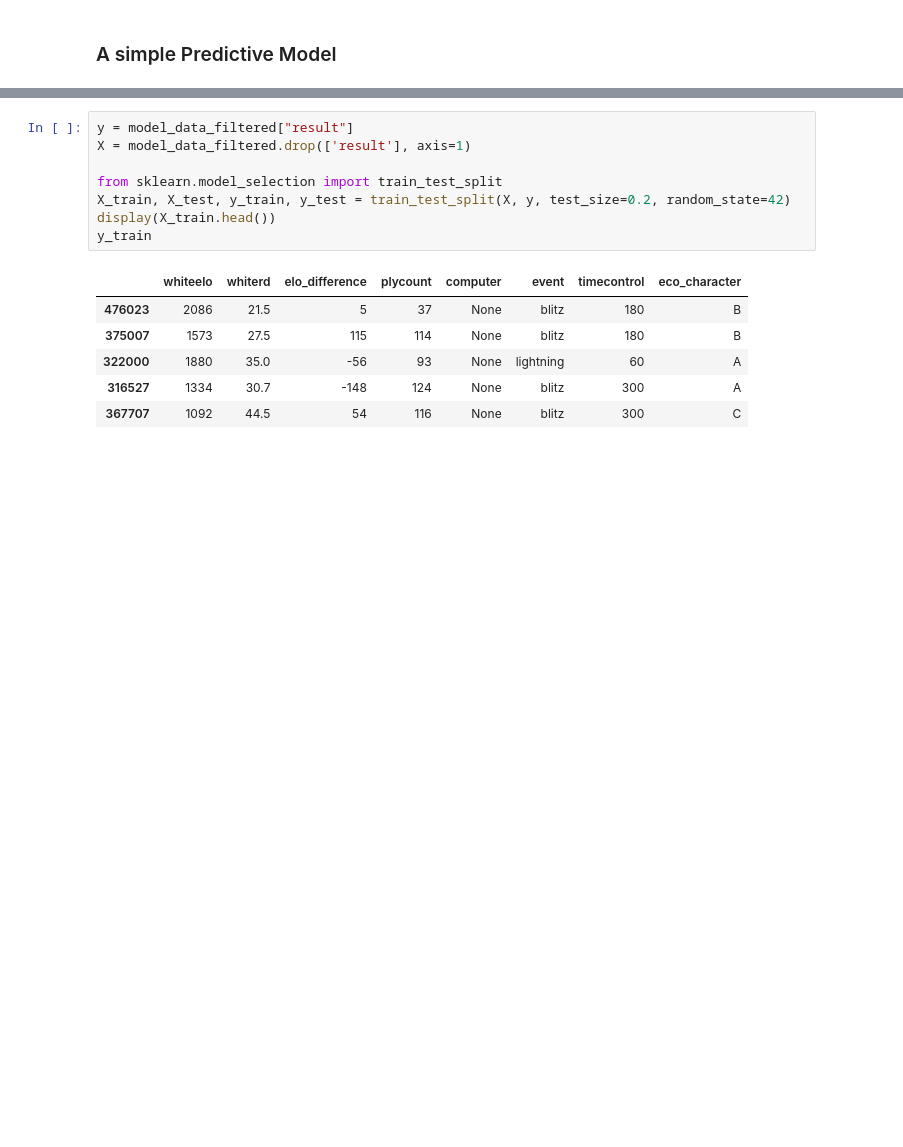
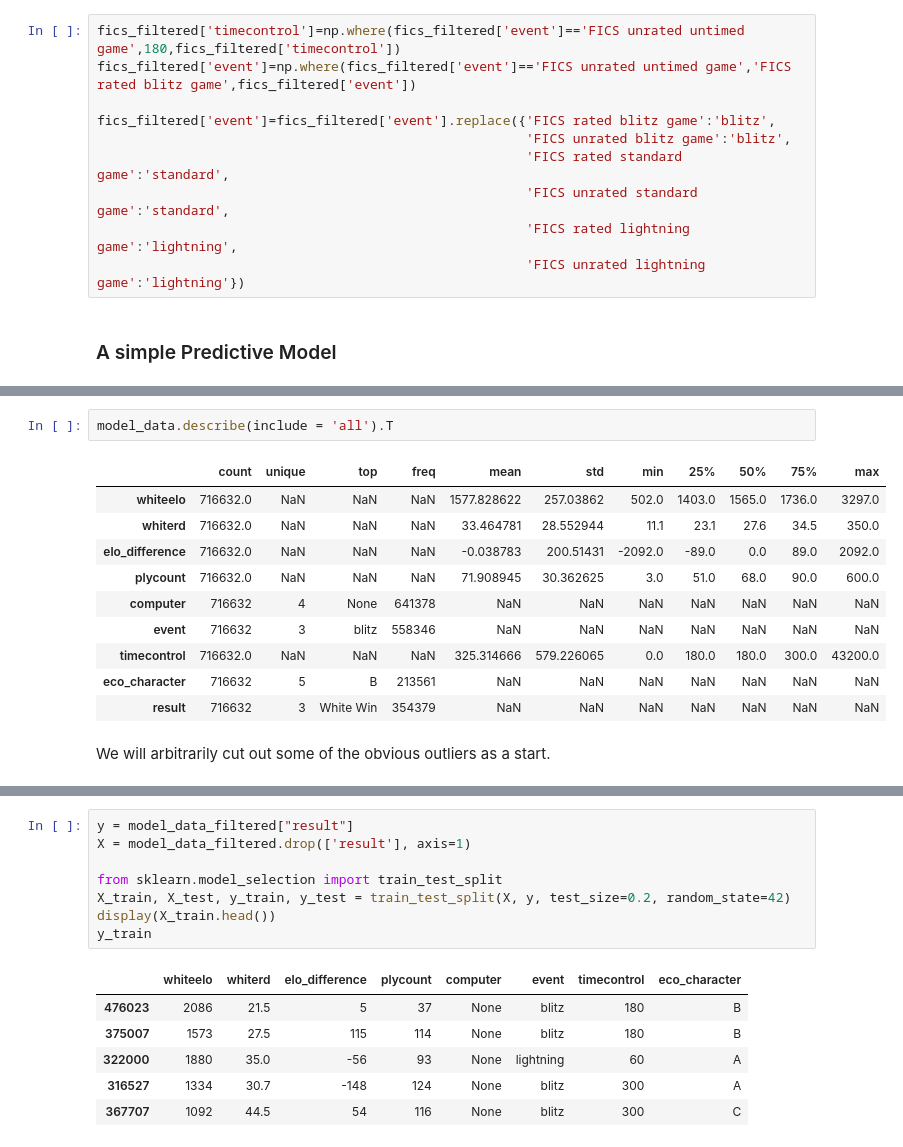
Before and after one commit to AGordon777/Unit5-MidProject, a Jupyter notebook: exploratory data analysis.ipynb, the cells around one changed output, grey strips where cells are left out. Cells and saved outputs as stored; diff of their text form; blank space fills up the shorter version.

```diff
--- a/exploratory data analysis.ipynb
+++ b/exploratory data analysis.ipynb
@@ -559,6 +562,16 @@ for col in fics_cat_col_to_plot:
 [figure]
 [figure]
 [figure]
+# %%
+fics_filtered['timecontrol']=np.where(fics_filtered['event']=='FICS unrated untimed game',180,fics_filtered['timecontrol'])
+fics_filtered['event']=np.where(fics_filtered['event']=='FICS unrated untimed game','FICS rated blitz game',fics_filtered['event'])
+
+fics_filtered['event']=fics_filtered['event'].replace({'FICS rated blitz game':'blitz',
+                                                       'FICS unrated blitz game':'blitz',
+                                                       'FICS rated standard game':'standard',
+                                                       'FICS unrated standard game':'standard',
+                                                       'FICS rated lightning game':'lightning',
+                                                       'FICS unrated lightning game':'lightning'})
 # %% [markdown]
 ### A simple Predictive Model
 # %% [markdown]
@@ -590 +595,16 @@ model_data["result"] = model_data["result"].map({1 : 'White Win', 0.5 : 'Draw',
+# %%
+model_data.describe(include = 'all').T
+# %% [output]
+|  | count | unique | top | freq | mean | std | min | 25% | 50% | 75% | max |
+| whiteelo | 716632.0 | NaN | NaN | NaN | 1577.828622 | 257.03862 | 502.0 | 1403.0 | 1565.0 | 1736.0 | 3297.0 |
+| whiterd | 716632.0 | NaN | NaN | NaN | 33.464781 | 28.552944 | 11.1 | 23.1 | 27.6 | 34.5 | 350.0 |
+| elo_difference | 716632.0 | NaN | NaN | NaN | -0.038783 | 200.51431 | -2092.0 | -89.0 | 0.0 | 89.0 | 2092.0 |
+| plycount | 716632.0 | NaN | NaN | NaN | 71.908945 | 30.362625 | 3.0 | 51.0 | 68.0 | 90.0 | 600.0 |
+| computer | 716632 | 4 | None | 641378 | NaN | NaN | NaN | NaN | NaN | NaN | NaN |
+| event | 716632 | 3 | blitz | 558346 | NaN | NaN | NaN | NaN | NaN | NaN | NaN |
+| timecontrol | 716632.0 | NaN | NaN | NaN | 325.314666 | 579.226065 | 0.0 | 180.0 | 180.0 | 300.0 | 43200.0 |
+| eco_character | 716632 | 5 | B | 213561 | NaN | NaN | NaN | NaN | NaN | NaN | NaN |
+| result | 716632 | 3 | White Win | 354379 | NaN | NaN | NaN | NaN | NaN | NaN | NaN |
+# %% [markdown]
+We will arbitrarily cut out some of the obvious outliers as a start.
 # %%
```
Also changed, not shown: parts of 46 cells of this notebook.
